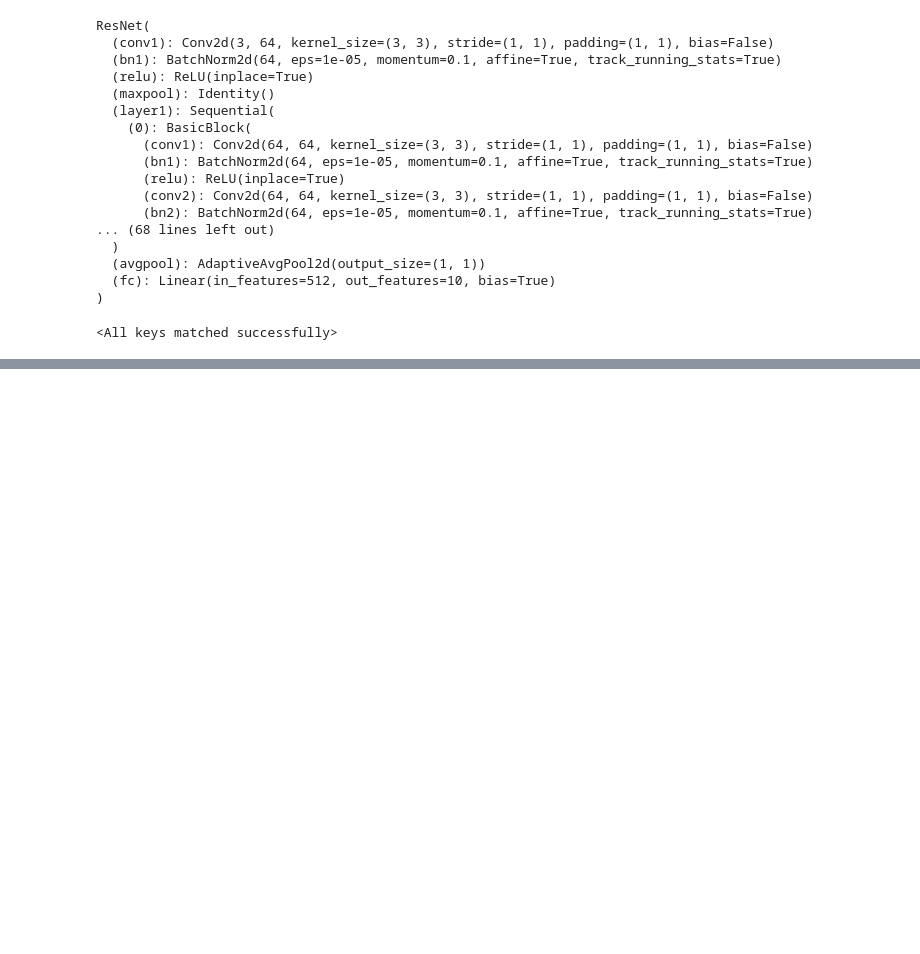
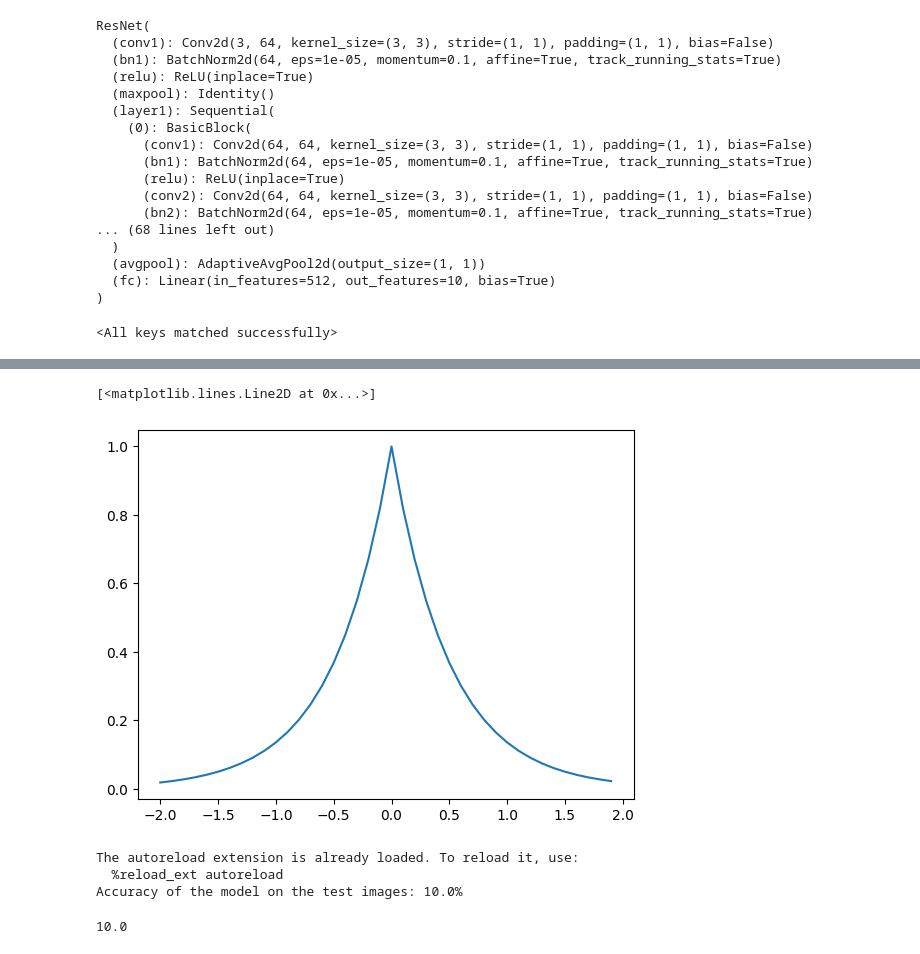
Before and after one commit to jtschuler/probabilistic-pruning, a Jupyter notebook: working_trained.ipynb, the cells around one changed output, grey strips where cells are left out. Cells and saved outputs as stored; diff of their text form; code cells hidden in the pictures; blank space fills up the shorter version.

```diff
--- a/working_trained.ipynb
+++ b/working_trained.ipynb
@@ -140,0 +179,27 @@ Accuracy of the model on the test images: 69.04%
+# %%
+# Graph Laplace Distribution
+import numpy as np
+import matplotlib.pyplot as plt
+
+loc=0
+scale=0.5
+
+x = np.arange(-2, 2, 0.1)
+pdf = np.exp(-abs(x-loc)/scale)/(2.*scale)
+plt.plot(x, pdf)
+# %% [output]
+[<matplotlib.lines.Line2D at 0x...>]
+[figure, added]
+# %%
+%load_ext autoreload
+%autoreload now
+import pruning_funcs
+
+pruned_model = copy.deepcopy(model)
+pruning_funcs.laplace_prune(pruned_model, device)
+evaluate_model(pruned_model, testloader)
+# %% [output]
+The autoreload extension is already loaded. To reload it, use:
+  %reload_ext autoreload
+Accuracy of the model on the test images: 10.0%
+10.0
```
Also changed, not shown: parts of 3 cells of this notebook, 1 other file.
